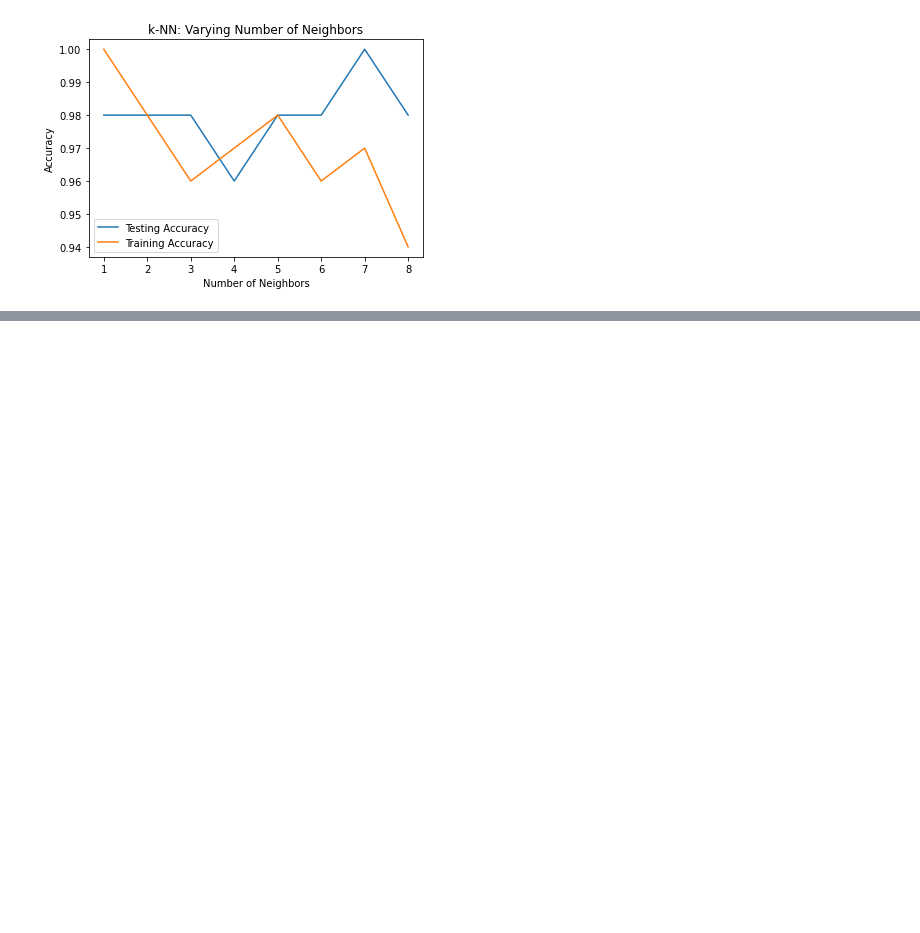
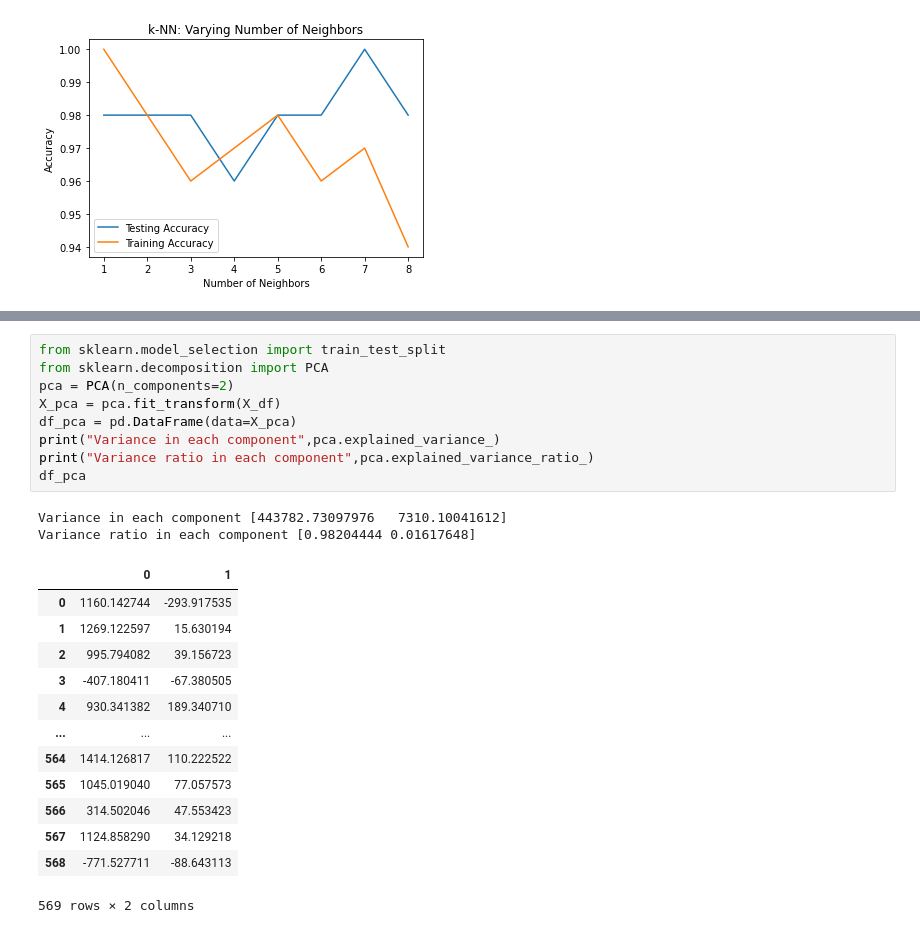
Before and after one commit to lorenzodemiri/Exercise_Strive, a Jupyter notebook: ai-f20-m3/d7_knn_naive_bayes/02_knn_class_test.ipynb, the cells around one changed output, grey strips where cells are left out. Saved outputs shown, nothing was run; the diff lists cells and outputs as text; blank space fills up the shorter version.

```diff
--- a/ai-f20-m3/d7_knn_naive_bayes/02_knn_class_test.ipynb
+++ b/ai-f20-m3/d7_knn_naive_bayes/02_knn_class_test.ipynb
@@ -208,0 +245,25 @@ plt.show()
+# %%
+from sklearn.model_selection import train_test_split
+from sklearn.decomposition import PCA
+pca = PCA(n_components=2)
+X_pca = pca.fit_transform(X_df)
+df_pca = pd.DataFrame(data=X_pca)
+print("Variance in each component",pca.explained_variance_)
+print("Variance ratio in each component",pca.explained_variance_ratio_)
+df_pca
+# %% [output]
+Variance in each component [443782.73097976   7310.10041612]
+Variance ratio in each component [0.98204444 0.01617648]
+|  | 0 | 1 |
+| 0 | 1160.142744 | -293.917535 |
+| 1 | 1269.122597 | 15.630194 |
+| 2 | 995.794082 | 39.156723 |
+| 3 | -407.180411 | -67.380505 |
+| 4 | 930.341382 | 189.340710 |
+| ... | ... | ... |
+| 564 | 1414.126817 | 110.222522 |
+| 565 | 1045.019040 | 77.057573 |
+| 566 | 314.502046 | 47.553423 |
+| 567 | 1124.858290 | 34.129218 |
+| 568 | -771.527711 | -88.643113 |
+569 rows × 2 columns
```
Also changed, not shown: parts of 7 cells of this notebook.
